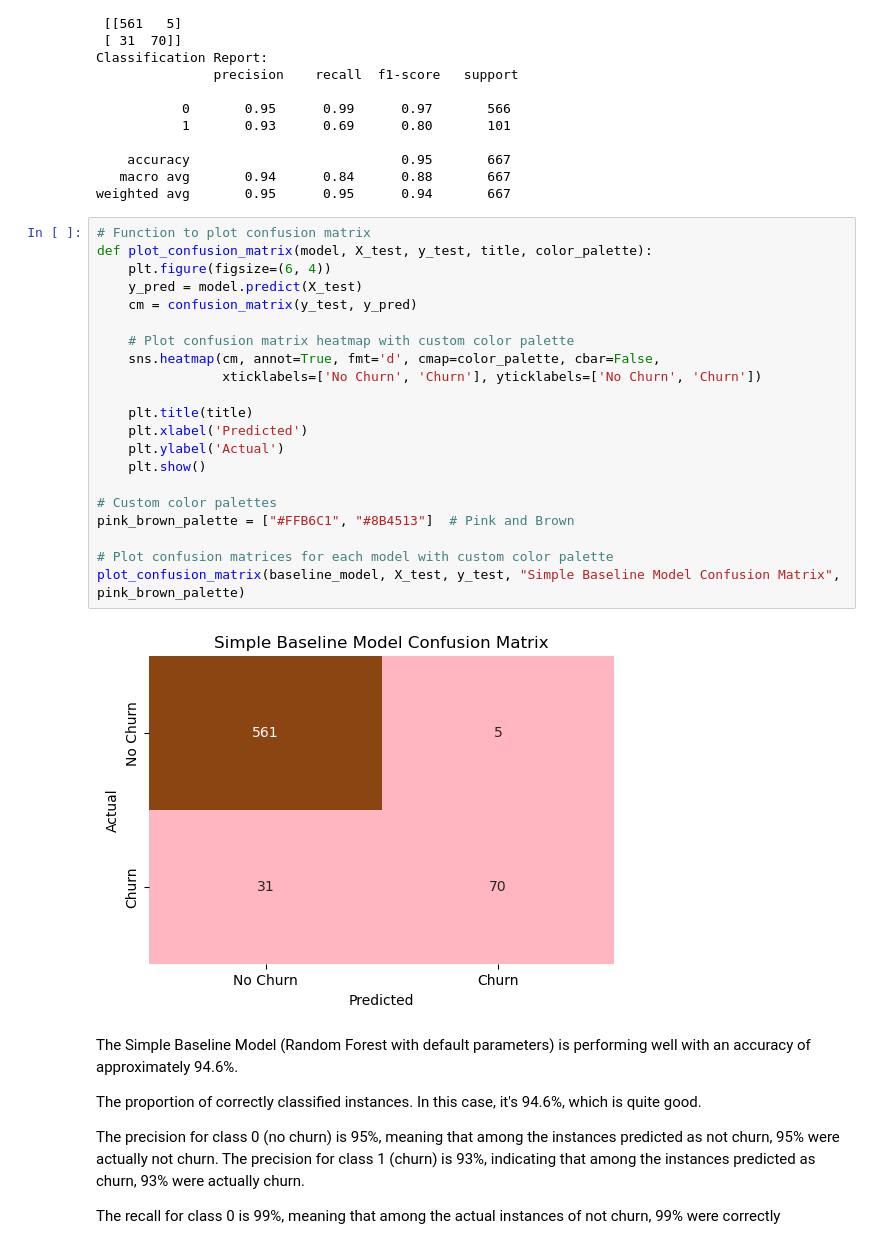
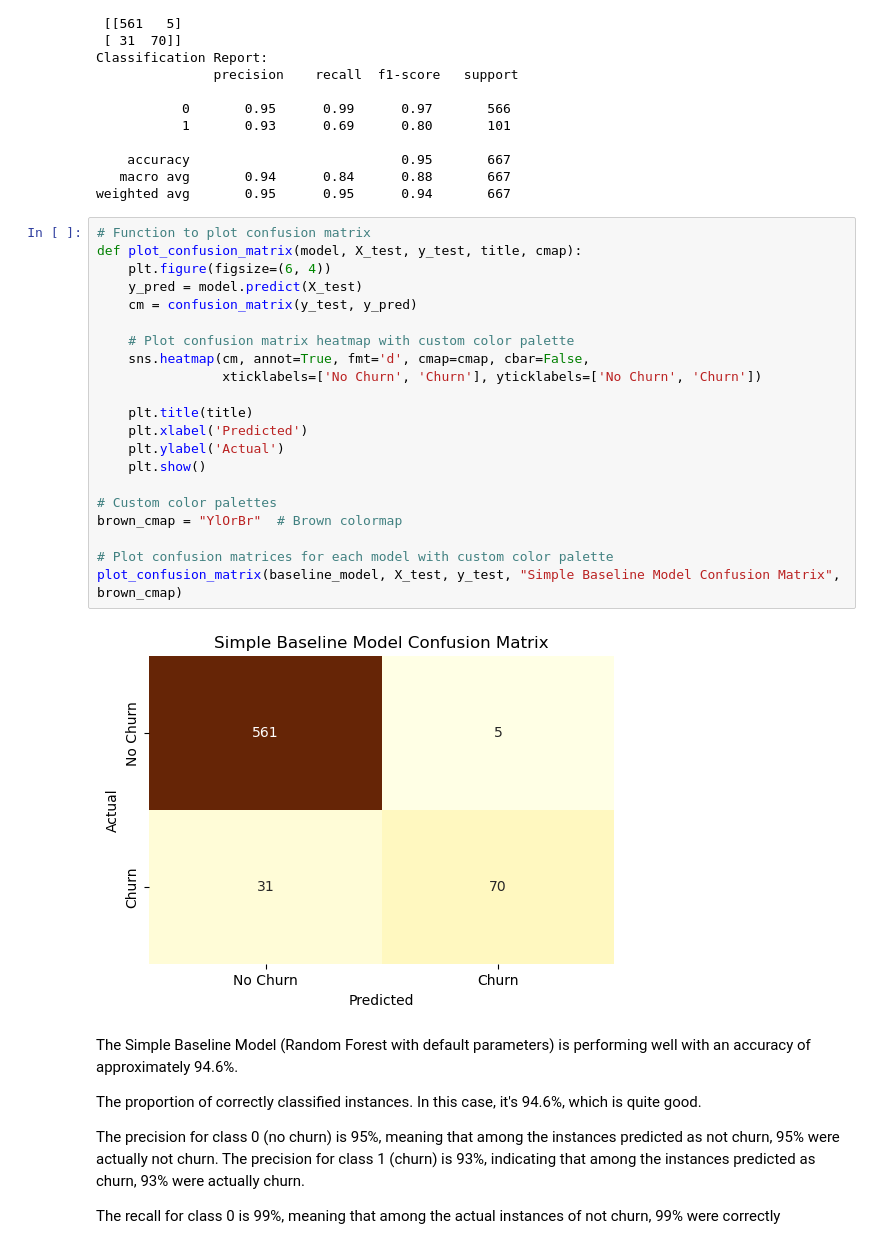
Before and after one commit to Adhiambo254/phase3Project, a Jupyter notebook: index.ipynb, the cells around one changed output. Drawn from its saved outputs; the diff is of its cells as text.

```diff
--- a/index.ipynb
+++ b/index.ipynb
@@ -221,27 +291,27 @@ Classification Report:
 weighted avg       0.95      0.95      0.94       667
 # %%
 # Function to plot confusion matrix
-def plot_confusion_matrix(model, X_test, y_test, title, color_palette):
+def plot_confusion_matrix(model, X_test, y_test, title, cmap):
     plt.figure(figsize=(6, 4))
     y_pred = model.predict(X_test)
     cm = confusion_matrix(y_test, y_pred)
 
     # Plot confusion matrix heatmap with custom color palette
-    sns.heatmap(cm, annot=True, fmt='d', cmap=color_palette, cbar=False,
+    sns.heatmap(cm, annot=True, fmt='d', cmap=cmap, cbar=False,
                 xticklabels=['No Churn', 'Churn'], yticklabels=['No Churn', 'Churn'])
 
     plt.title(title)
     plt.xlabel('Predicted')
     plt.ylabel('Actual')
     plt.show()
 
 # Custom color palettes
-pink_brown_palette = ["#FFB6C1", "#8B4513"]  # Pink and Brown
+brown_cmap = "YlOrBr"  # Brown colormap
 
 # Plot confusion matrices for each model with custom color palette
-plot_confusion_matrix(baseline_model, X_test, y_test, "Simple Baseline Model Confusion Matrix", pink_brown_palette)
+plot_confusion_matrix(baseline_model, X_test, y_test, "Simple Baseline Model Confusion Matrix", brown_cmap)
 # %% [output]
-[figure, old version]
+[figure, new version]
 # %% [markdown]
 
 The Simple Baseline Model (Random Forest with default parameters) is performing well with an accuracy of approximately 94.6%.
```
Also changed, not shown: parts of 23 cells of this notebook, 1 other file.
